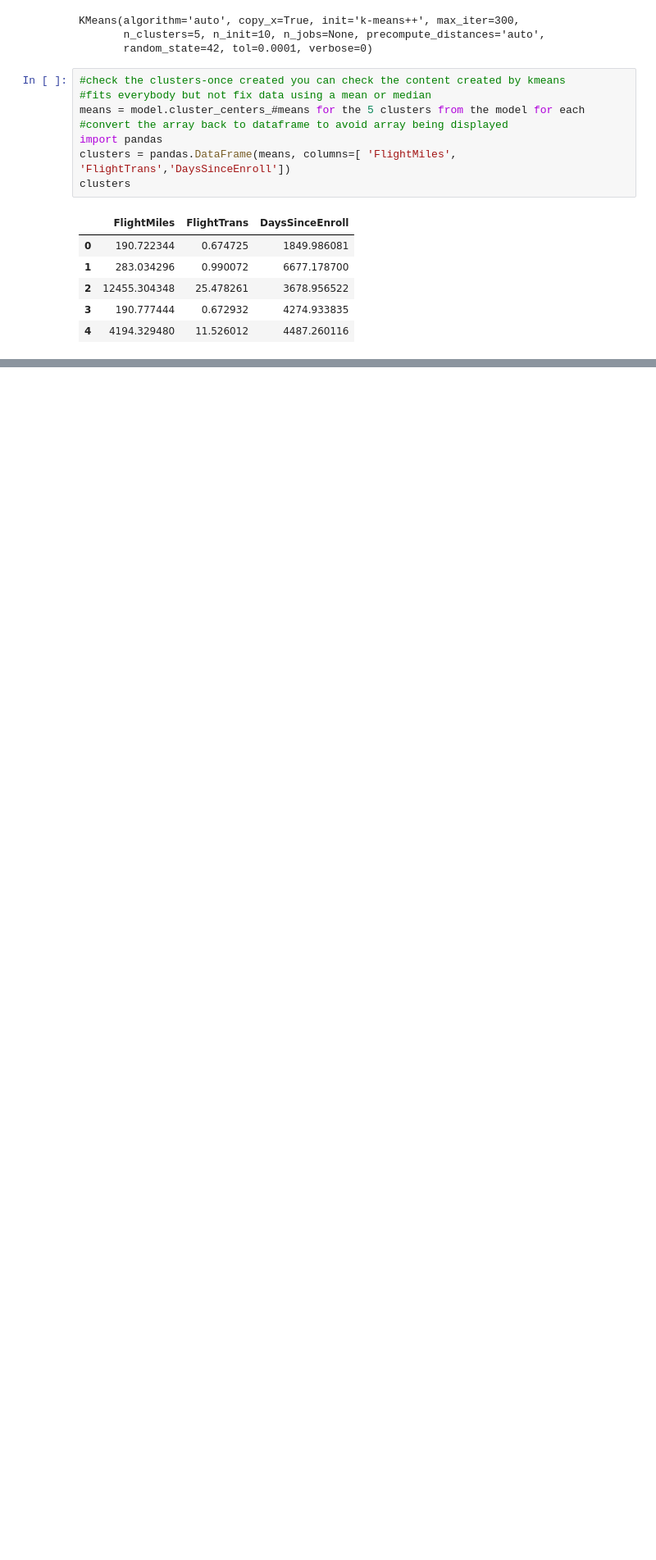
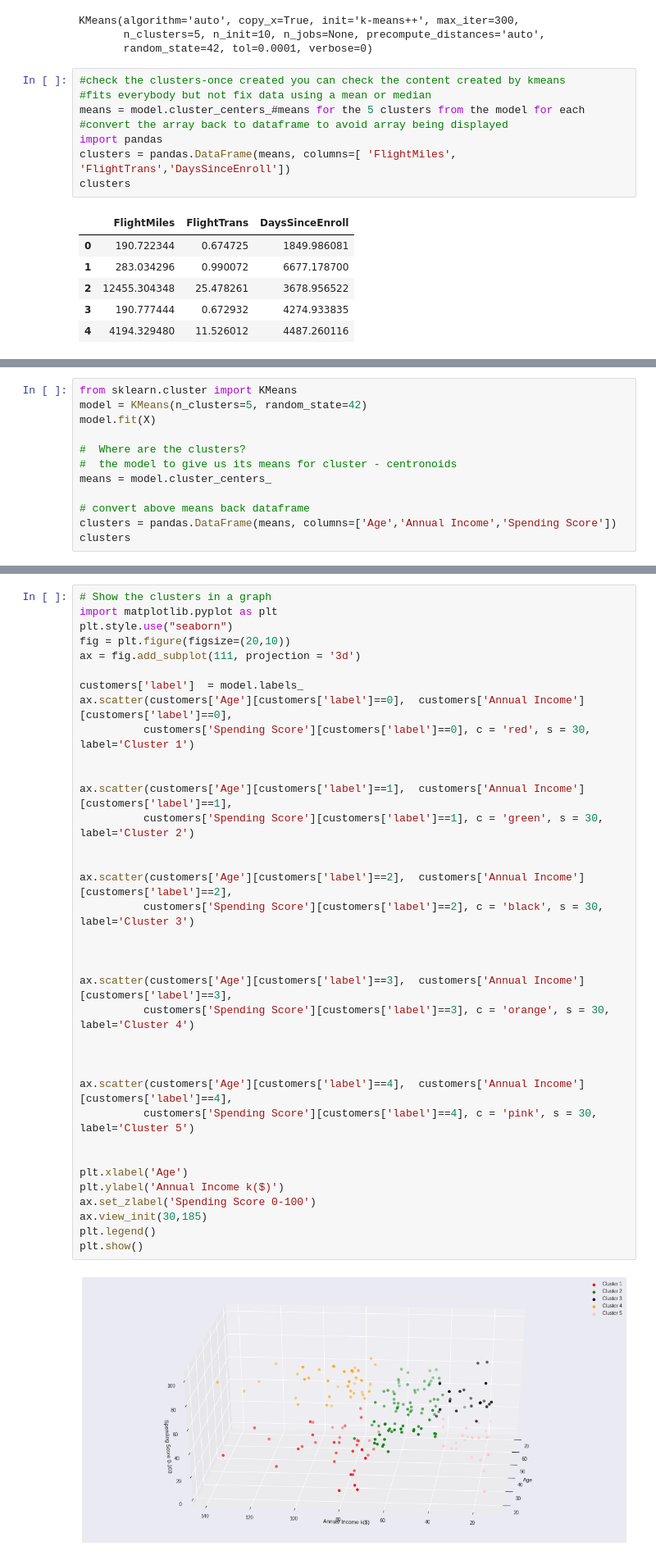
Before and after one commit to cornel-kim/samples, a Jupyter notebook: cluster1.ipynb, the cells around one changed output, grey strips where cells are left out. Shown: that part at 82% size. Cells and saved outputs as stored; diff of their text form; blank space fills up the shorter version.

```diff
--- a/cluster1.ipynb
+++ b/cluster1.ipynb
@@ -103,0 +146,12 @@ clusters
+# %%
+from sklearn.cluster import KMeans
+model = KMeans(n_clusters=5, random_state=42)
+model.fit(X)
+
+#  Where are the clusters?
+#  the model to give us its means for cluster - centronoids
+means = model.cluster_centers_
+
+# convert above means back dataframe
+clusters = pandas.DataFrame(means, columns=['Age','Annual Income','Spending Score'])
+clusters
@@ -103,0 +165,38 @@ clusters
+# %%
+# Show the clusters in a graph
+import matplotlib.pyplot as plt
+plt.style.use("seaborn")
+fig = plt.figure(figsize=(20,10))
+ax = fig.add_subplot(111, projection = '3d')
+
+customers['label']  = model.labels_
+ax.scatter(customers['Age'][customers['label']==0],  customers['Annual Income'][customers['label']==0],
+          customers['Spending Score'][customers['label']==0], c = 'red', s = 30, label='Cluster 1')
+
+
+ax.scatter(customers['Age'][customers['label']==1],  customers['Annual Income'][customers['label']==1],
+          customers['Spending Score'][customers['label']==1], c = 'green', s = 30, label='Cluster 2')
+
+
+ax.scatter(customers['Age'][customers['label']==2],  customers['Annual Income'][customers['label']==2],
+          customers['Spending Score'][customers['label']==2], c = 'black', s = 30, label='Cluster 3')
+
+
+
+ax.scatter(customers['Age'][customers['label']==3],  customers['Annual Income'][customers['label']==3],
+          customers['Spending Score'][customers['label']==3], c = 'orange', s = 30, label='Cluster 4')
+
+
+
+ax.scatter(customers['Age'][customers['label']==4],  customers['Annual Income'][customers['label']==4],
+          customers['Spending Score'][customers['label']==4], c = 'pink', s = 30, label='Cluster 5')
+
+
+plt.xlabel('Age')
+plt.ylabel('Annual Income k($)')
+ax.set_zlabel('Spending Score 0-100')
+ax.view_init(30,185)
+plt.legend()
+plt.show()
+# %% [output]
+[figure, added]
```
Also changed, not shown: parts of 3 cells of this notebook.
